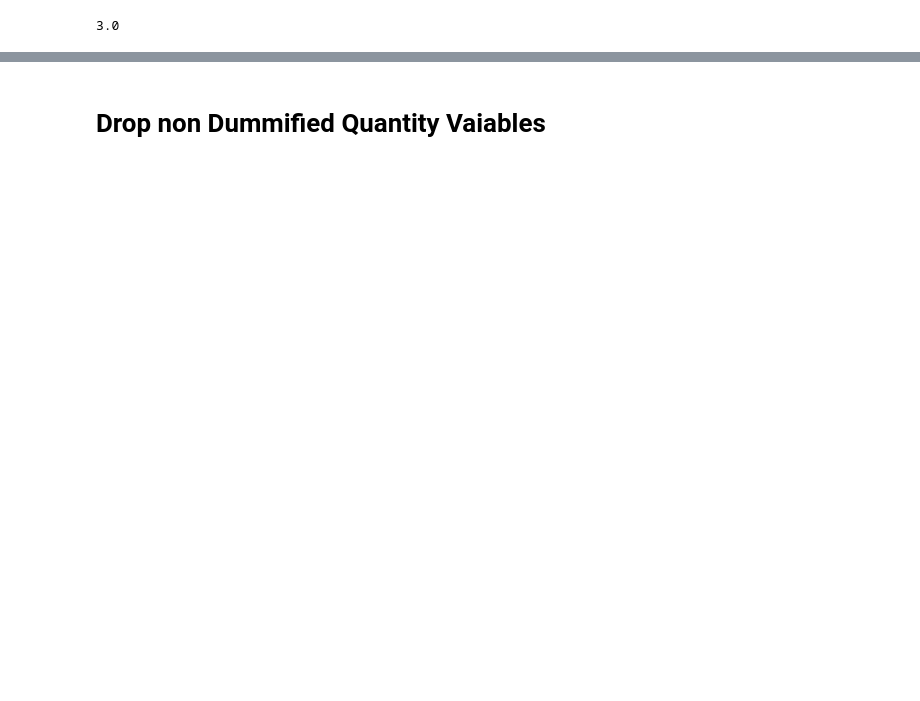
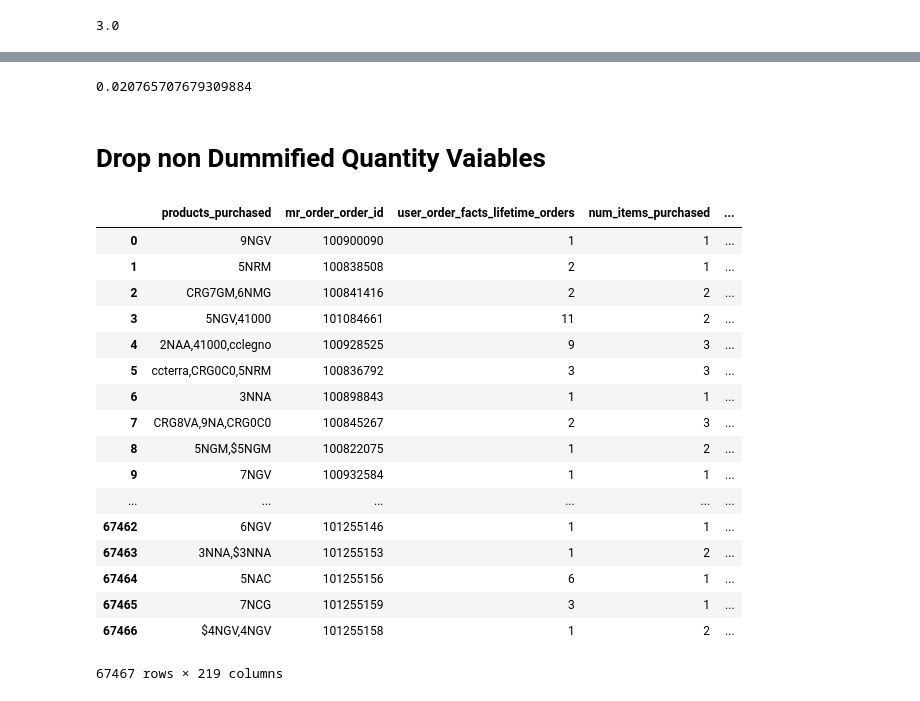
Before and after one commit to kcarano12/madison_reed_capstone, a Jupyter notebook: Capstone_EDA-Copy1.ipynb, the cells around one changed output, grey strips where cells are left out. Drawn from its saved outputs; the diff is of its cells as text; code cells hidden in the pictures; blank space fills up the shorter version.

```diff
--- a/Capstone_EDA-Copy1.ipynb
+++ b/Capstone_EDA-Copy1.ipynb
@@ -928,3 +1014,7 @@ joined_cleaned['email_open_rate'].max()
+# %%
+joined_cleaned.post_purchase_survey_taken.mean()
+# %% [output]
+0.020765707679309884
 # %% [markdown]
 # Drop non Dummified Quantity Vaiables
 # %%
@@ -934 +1026,22 @@ X = joined_cleaned.drop(['user_order_facts_first_order_date','products_purchased
+# %%
+pd.read_csv('./cleaned_data_no_nps_surv_pp')
+# %% [output]
+|  | products_purchased | mr_order_order_id | user_order_facts_lifetime_orders | num_items_purchased | ... |
+| 0 | 9NGV | 100900090 | 1 | 1 | ... |
+| 1 | 5NRM | 100838508 | 2 | 1 | ... |
+| 2 | CRG7GM,6NMG | 100841416 | 2 | 2 | ... |
+| 3 | 5NGV,41000 | 101084661 | 11 | 2 | ... |
+| 4 | 2NAA,41000,cclegno | 100928525 | 9 | 3 | ... |
+| 5 | ccterra,CRG0C0,5NRM | 100836792 | 3 | 3 | ... |
+| 6 | 3NNA | 100898843 | 1 | 1 | ... |
+| 7 | CRG8VA,9NA,CRG0C0 | 100845267 | 2 | 3 | ... |
+| 8 | 5NGM,$5NGM | 100822075 | 1 | 2 | ... |
+| 9 | 7NGV | 100932584 | 1 | 1 | ... |
+| ... | ... | ... | ... | ... | ... |
+| 67462 | 6NGV | 101255146 | 1 | 1 | ... |
+| 67463 | 3NNA,$3NNA | 101255153 | 1 | 2 | ... |
+| 67464 | 5NAC | 101255156 | 6 | 1 | ... |
+| 67465 | 7NCG | 101255159 | 3 | 1 | ... |
+| 67466 | $4NGV,4NGV | 101255158 | 1 | 2 | ... |
+67467 rows × 219 columns
 # %%
```
Also changed, not shown: parts of 60 cells of this notebook.
